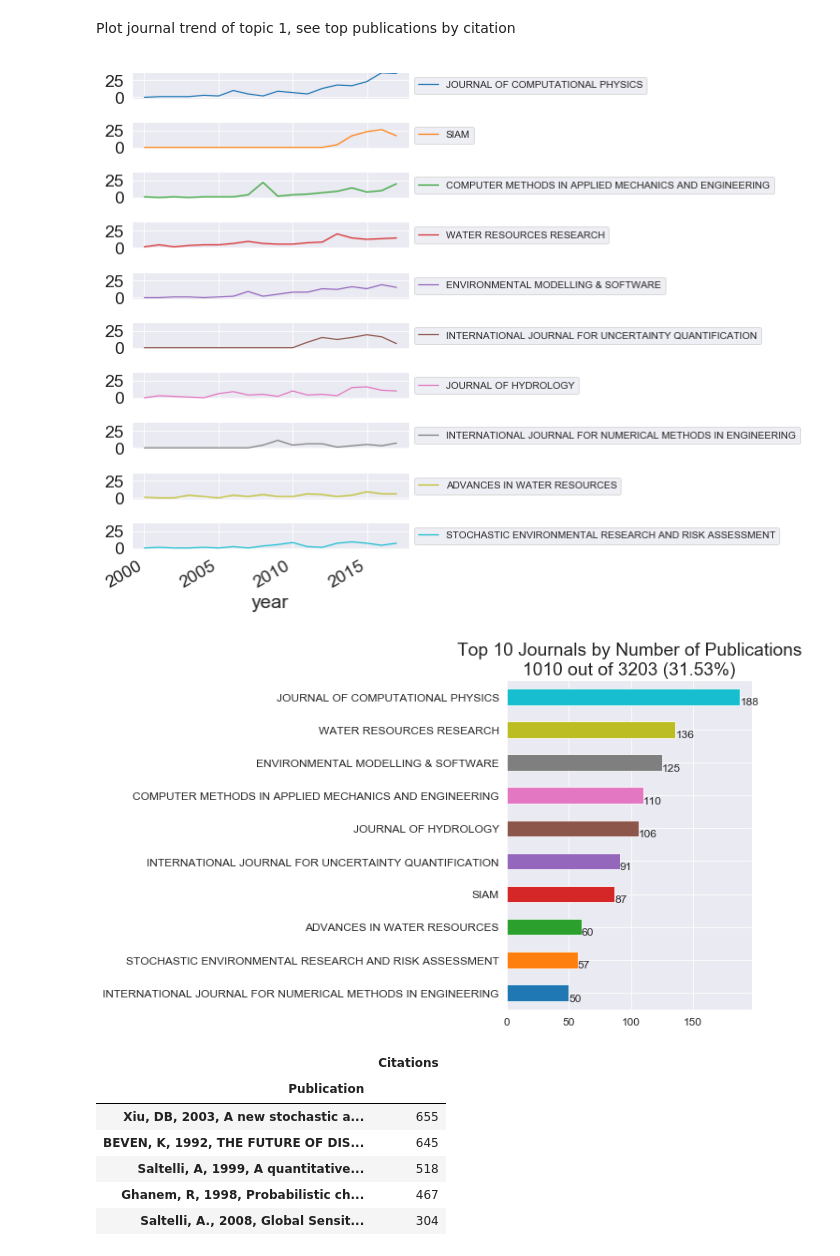
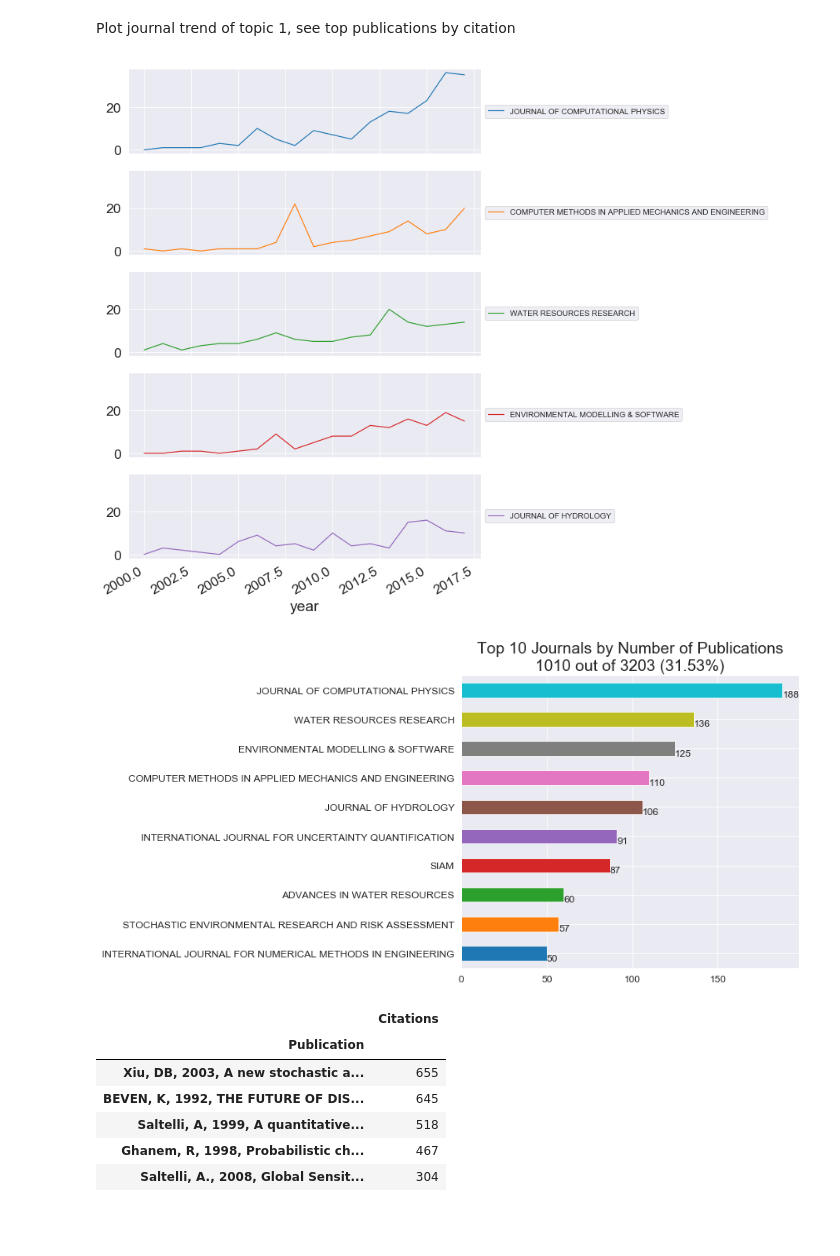
Before and after one commit to frog7/uasa-trends, a Jupyter notebook: notebooks/Topic modelling and criteria matches.ipynb, the cells around one changed output. Cells and saved outputs as stored; diff of their text form; code cells hidden in the pictures; blank space fills up the shorter version.

```diff
--- a/notebooks/Topic modelling and criteria matches.ipynb
+++ b/notebooks/Topic modelling and criteria matches.ipynb
@@ -131,13 +104,13 @@ ua_topic_df.loc[ua_topic_df["DOI"] == '10.1016/j.jocs.2015.08.008', :]
 # %% [markdown]
 Plot journal trend of topic 1, see top publications by citation
 # %%
-wos_plot.plot_journal_pub_trend(uc_model_rc)
+wos_plot.plot_journal_pub_trend(uc_model_rc, top_n=5, save_plot_fn='figs/uc_model_journal_pub_trend.png')
 # %% [output]
-[figure, old version]
+[figure, new version]
 # %%
-wos_plot.plot_pubs_per_journal(uc_model_rc, top_n=10, annotate=True, show_stats=True)
+wos_plot.plot_pubs_per_journal(uc_model_rc, top_n=10, annotate=True, show_stats=True, save_plot_fn='uc_model_journal_pubs.png')
 # %% [output]
-[figure, old version]
+[figure, new version]
 # %%
 # These are the papers cited within the corpora
 wosis.analysis.pub_citations(uc_model_rc).head()
```
Also changed, not shown: parts of 8 cells of this notebook, 1 other file.
